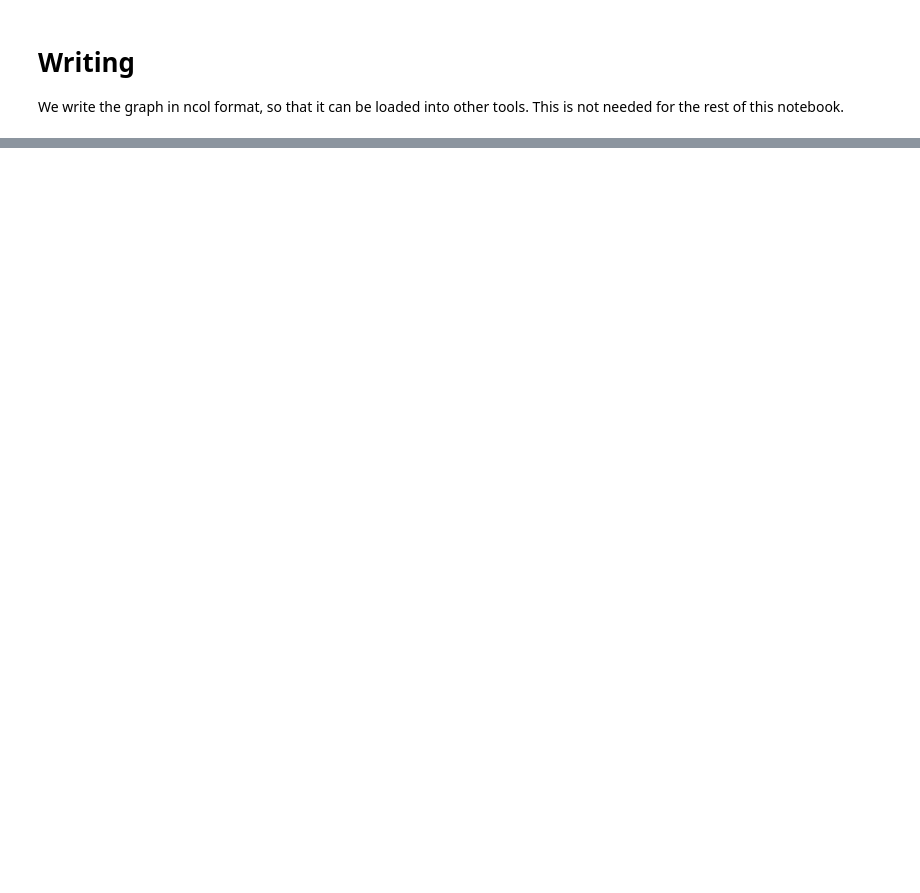
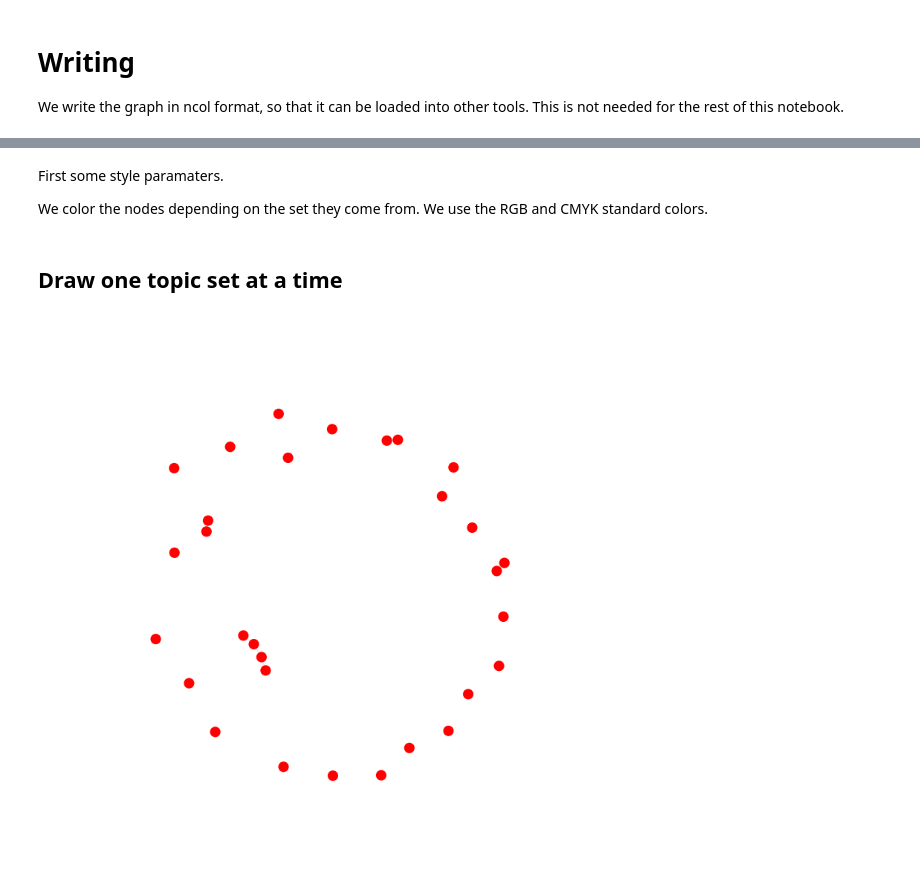
Before and after one commit to ETCBC/laf-fabric-nbs, a Jupyter notebook: topics/topic_viz.ipynb, the cells around one changed output, grey strips where cells are left out. Drawn from its saved outputs; the diff is of its cells as text; code cells hidden in the pictures; blank space fills up the shorter version.

```diff
--- a/topics/topic_viz.ipynb
+++ b/topics/topic_viz.ipynb
@@ -128,3 +126,0 @@ We create a graph directly from the list of edges.
-# %%
-g = nx.Graph()
-g.add_edges_from(edges)
@@ -163,0 +189,15 @@ nx.draw(g,
+# %%
+def create_graph(ns, mode='c'): # ns is a set of numbers
+    g = nx.Graph()
+    g.add_nodes_from(x for x in topic if x[0] in ns)
+    if mode == 's':
+        neighbours = collections.defaultdict(set)
+        sortedns = sorted(ns)
+        for (x, y) in zip(sortedns[0:-1], sortedns[1:]): neighbours[x].add(y)
+        for (x, y) in zip(sortedns[1:], sortedns[0:-1]): neighbours[x].add(y)
+        g.add_weighted_edges_from(
+            (x,y,w) for ((x,y),w) in edges.items() if x[0] in ns and y[0] in ns and y[0] in neighbours[x[0]]
+        )
+    else:
+        g.add_weighted_edges_from((x,y,w) for ((x,y),w) in edges.items() if x[0] in ns and y[0] in ns)
+    return g
@@ -163,0 +219,25 @@ nx.draw(g,
+# %% [markdown]
+First some style paramaters.
+
+We color the nodes depending on the set they come from. We use the RGB and CMYK standard colors.
+# %%
+NCOLORS = {
+    30: 'r',
+    40: 'g',
+    50: 'b',
+    60: 'c',
+    70: 'm',
+    80: 'y',
+    90: 'k',
+}
+
+XSIZE = dict(
+    i=10,
+    c=10,
+    s=10,
+)
+YSIZE = dict(
+    i=10,
+    c=10,
+    s=20,
+)
@@ -163,0 +292,6 @@ nx.draw(g,
+# %% [markdown]
+## Draw one topic set at a time
+# %%
+draw_graph({30}, mode='i')
+# %% [output]
+[figure, added]
```
Also changed, not shown: parts of 30 cells of this notebook, 1 other file.
